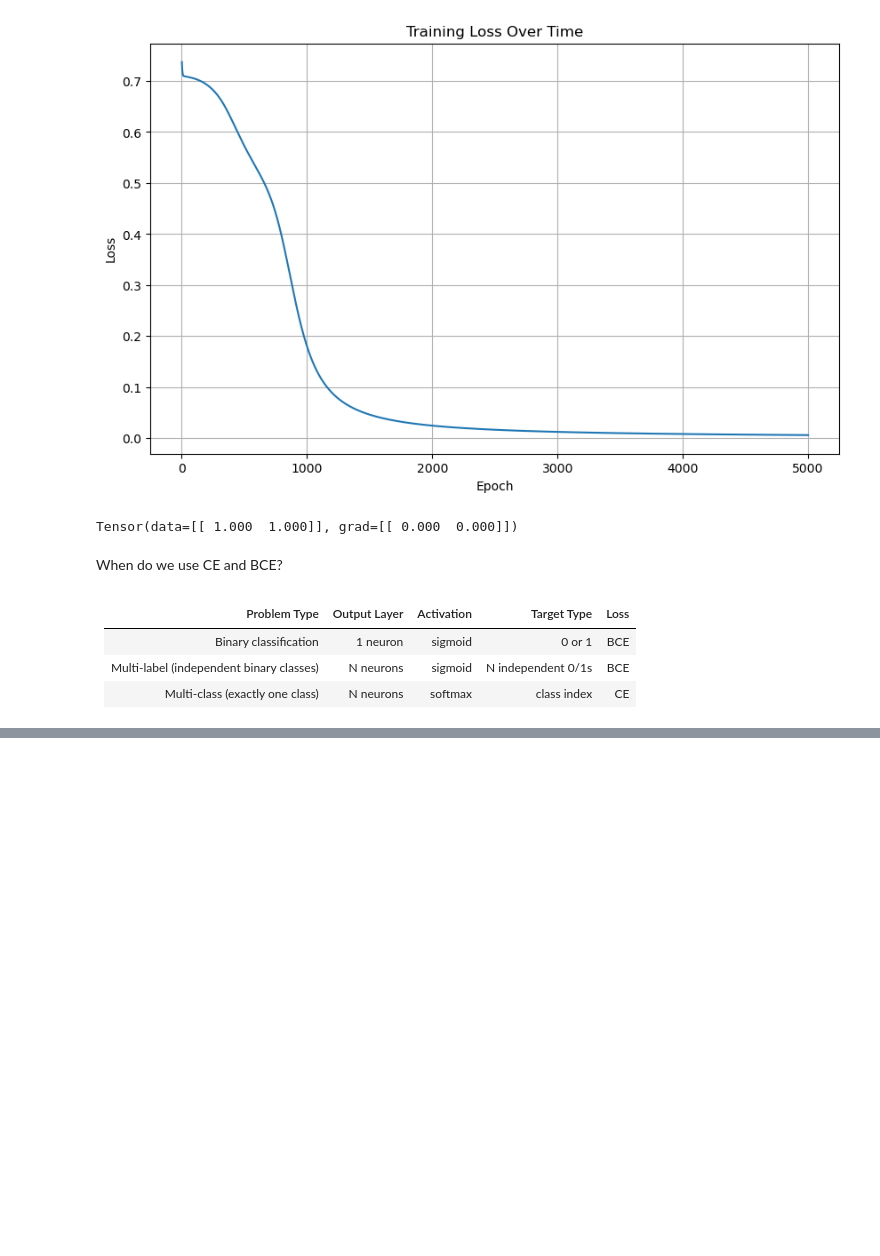
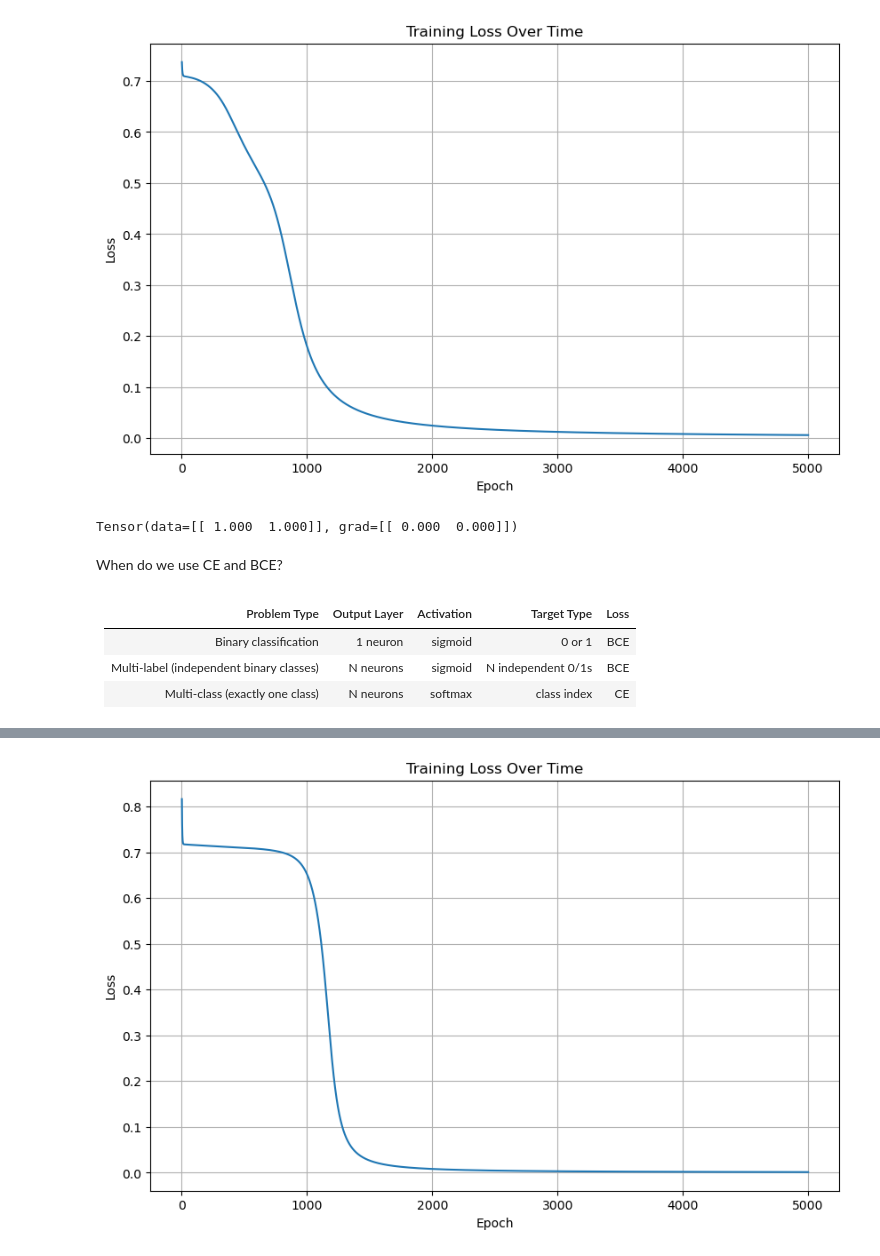
Before and after one commit to teknasd/scratch, a Jupyter notebook: basics.ipynb, the cells around one changed output, grey strips where cells are left out. Drawn from its saved outputs; the diff is of its cells as text; code cells hidden in the pictures; blank space fills up the shorter version.

```diff
--- a/basics.ipynb
+++ b/basics.ipynb
@@ -4871,0 +5308,27 @@ When do we use CE and BCE?
+# %%
+
+model = Sequential(
+    Linear(2, 4),
+    Sigmoid(),
+    Linear(4, 3),
+    Sigmoid(),
+    Linear(3, 1),
+    Sigmoid()
+)
+
+opt = SGD(model.parameters(), lr=0.1)
+loss = Loss.binary_cross_entropy
+
+
+
+data = [
+    (np.array([[0.,0.]]), np.array([[0.]])),
+    (np.array([[0.,1.]]), np.array([[1.]])),
+    (np.array([[1.,0.]]), np.array([[1.]])),
+    (np.array([[1.,1.]]), np.array([[0.]])),
+]
+
+trainer = Trainer(model, opt, loss)
+trainer.fit(data, epochs=5000)
+plot_history(trainer.history)
+# %% [output]
@@ -4871,0 +5352 @@ When do we use CE and BCE?
+[figure, added]
```
Also changed, not shown: parts of 10 cells of this notebook.
